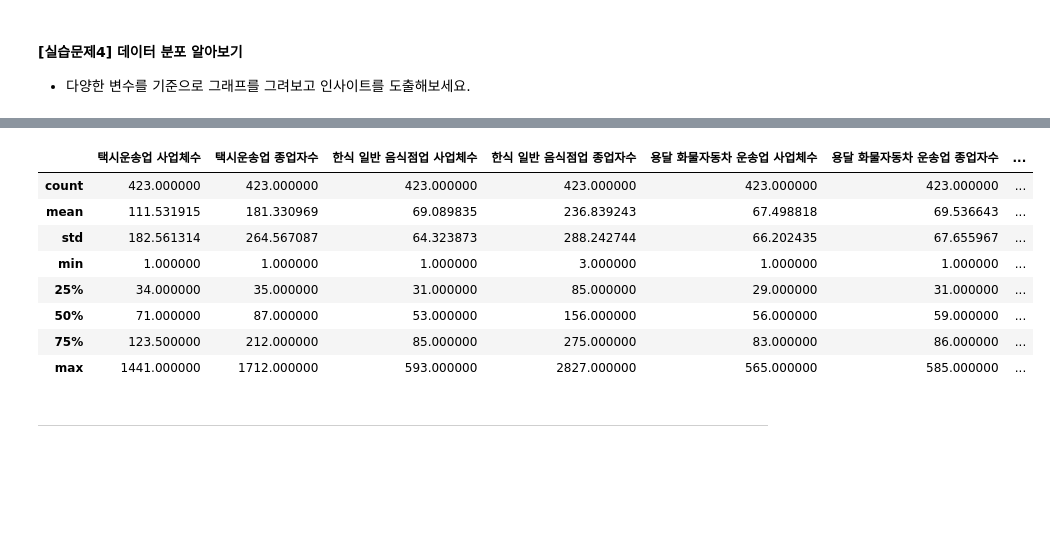
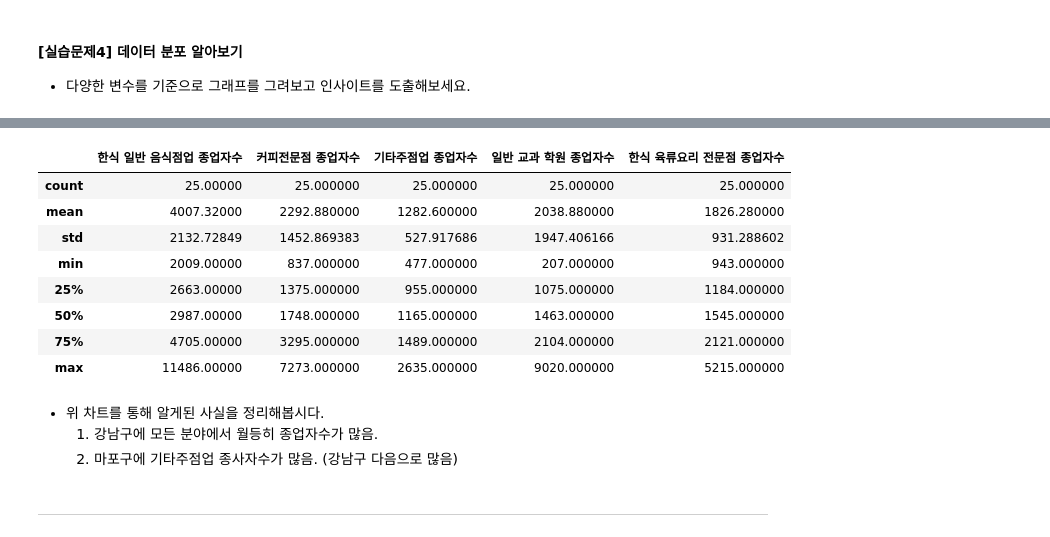
Before and after one commit to Jihwan98/aivle_school, a Jupyter notebook: 2023.02.13_미니프로젝트1차_실습자료/1.4 데이터 불러오기 및 분석(EDA)_1차_업종등록데이터.ipynb, the cells around one changed output, grey strips where cells are left out. Drawn from its saved outputs; the diff is of its cells as text; code cells hidden in the pictures; blank space fills up the shorter version.

```diff
--- a/2023.02.13_미니프로젝트1차_실습자료/1.4 데이터 불러오기 및 분석(EDA)_1차_업종등록데이터.ipynb
+++ b/2023.02.13_미니프로젝트1차_실습자료/1.4 데이터 불러오기 및 분석(EDA)_1차_업종등록데이터.ipynb
@@ -160,6 +160,10 @@ seoul_business.columns = ['자치구', '동', '택시운송업 사업체수', '
         '두발미용업 사업체수', '두발미용업 종업자수', '커피전문점 사업체수', '커피전문점 종업자수', '남녀용 겉옷 및 셔츠 도매업 사업체수',
         '남녀용 겉옷 및 셔츠 도매업 종업자수', '기타주점업 사업체수', '기타주점업 종업자수', '일반 교과 학원 사업체수', '일반 교과 학원 종업자수',
         '한식 육류요리 전문점 사업체수', '한식 육류요리 전문점 종업자수']
+# %%
+# 컬럼 선택
+column_list = ['자치구', '동', '한식 일반 음식점업 종업자수', '커피전문점 종업자수', '기타주점업 종업자수', '일반 교과 학원 종업자수', '한식 육류요리 전문점 종업자수']
+seoul_business = seoul_business[column_list]
 # %%
 # 3번째 행 부터 데이터 사용
 seoul_business = seoul_business[3:]
@@ -248,0 +225,3 @@ memory usage: 72.7+ KB
+# %%
+# 구가 여러개로 나누어져 있으므로, 합치기
+seoul_business = seoul_business.groupby(['자치구'], as_index=False)[list(seoul_business)[1:]].sum()
@@ -369,12 +299,12 @@ plt.show()
 # %%
-temp.describe()
+seoul_business.describe()
 # %% [output]
-|  | 택시운송업 사업체수 | 택시운송업 종업자수 | 한식 일반 음식점업 사업체수 | 한식 일반 음식점업 종업자수 | 용달 화물자동차 운송업 사업체수 | 용달 화물자동차 운송업 종업자수 | ... |
-| count | 423.000000 | 423.000000 | 423.000000 | 423.000000 | 423.000000 | 423.000000 | ... |
-| mean | 111.531915 | 181.330969 | 69.089835 | 236.839243 | 67.498818 | 69.536643 | ... |
-| std | 182.561314 | 264.567087 | 64.323873 | 288.242744 | 66.202435 | 67.655967 | ... |
-| min | 1.000000 | 1.000000 | 1.000000 | 3.000000 | 1.000000 | 1.000000 | ... |
-| 25% | 34.000000 | 35.000000 | 31.000000 | 85.000000 | 29.000000 | 31.000000 | ... |
-| 50% | 71.000000 | 87.000000 | 53.000000 | 156.000000 | 56.000000 | 59.000000 | ... |
-| 75% | 123.500000 | 212.000000 | 85.000000 | 275.000000 | 83.000000 | 86.000000 | ... |
-| max | 1441.000000 | 1712.000000 | 593.000000 | 2827.000000 | 565.000000 | 585.000000 | ... |
+|  | 한식 일반 음식점업 종업자수 | 커피전문점 종업자수 | 기타주점업 종업자수 | 일반 교과 학원 종업자수 | 한식 육류요리 전문점 종업자수 |
+| count | 25.00000 | 25.000000 | 25.000000 | 25.000000 | 25.000000 |
+| mean | 4007.32000 | 2292.880000 | 1282.600000 | 2038.880000 | 1826.280000 |
+| std | 2132.72849 | 1452.869383 | 527.917686 | 1947.406166 | 931.288602 |
+| min | 2009.00000 | 837.000000 | 477.000000 | 207.000000 | 943.000000 |
+| 25% | 2663.00000 | 1375.000000 | 955.000000 | 1075.000000 | 1184.000000 |
+| 50% | 2987.00000 | 1748.000000 | 1165.000000 | 1463.000000 | 1545.000000 |
+| 75% | 4705.00000 | 3295.000000 | 1489.000000 | 2104.000000 | 2121.000000 |
+| max | 11486.00000 | 7273.000000 | 2635.000000 | 9020.000000 | 5215.000000 |
@@ -386,2 +311,6 @@ temp.describe()
+# %% [markdown]
+- 위 차트를 통해 알게된 사실을 정리해봅시다.
+    1. 강남구에 모든 분야에서 월등히 종업자수가 많음.
+    2. 마포구에 기타주점업 종사자수가 많음. (강남구 다음으로 많음)
 # %% [markdown]
 ---
```
Also changed, not shown: parts of 13 cells of this notebook, 4 other files.
